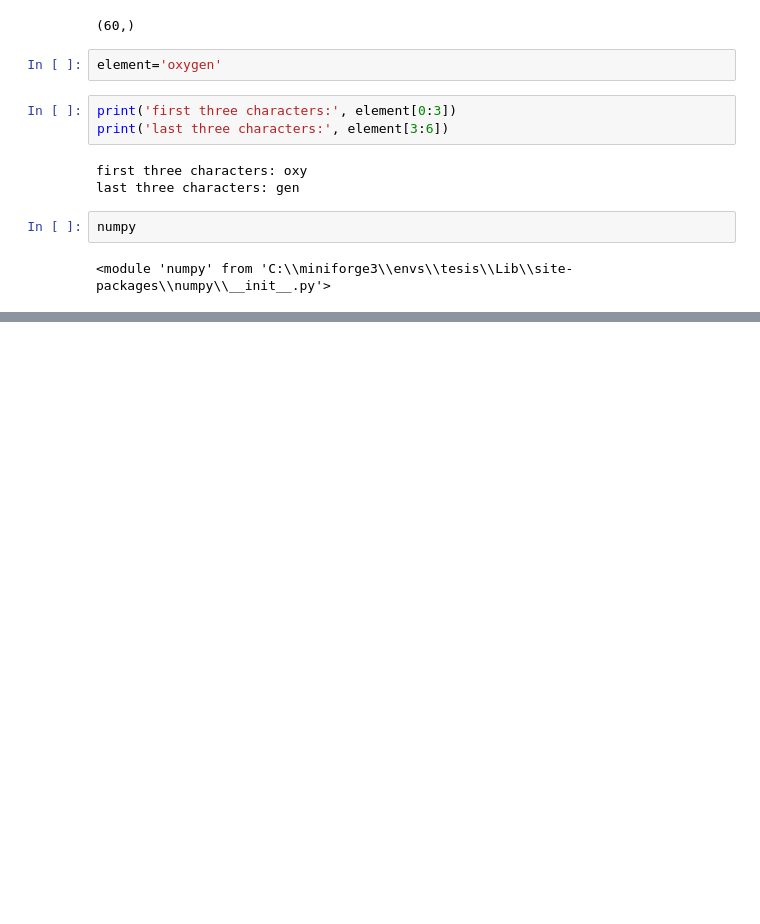
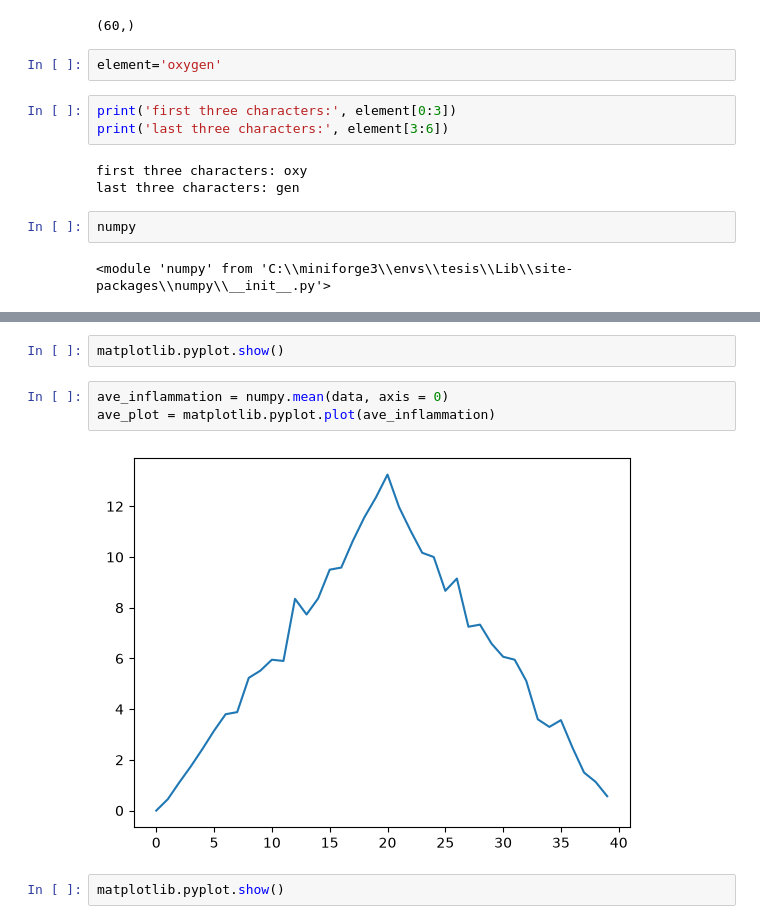
Before and after one commit to miguelsaezpaguay/python-practice, a Jupyter notebook: 01-fundamentos.ipynb, the cells around one changed output, grey strips where cells are left out. Saved outputs shown, nothing was run; the diff lists cells and outputs as text; blank space fills up the shorter version.

```diff
--- a/01-fundamentos.ipynb
+++ b/01-fundamentos.ipynb
@@ -289,0 +411,9 @@ numpy
+# %%
+matplotlib.pyplot.show()
+# %%
+ave_inflammation = numpy.mean(data, axis = 0)
+ave_plot = matplotlib.pyplot.plot(ave_inflammation)
+# %% [output]
+[figure, added]
+# %%
+matplotlib.pyplot.show()
```
Also changed, not shown: parts of 72 cells of this notebook, 3 other files.
